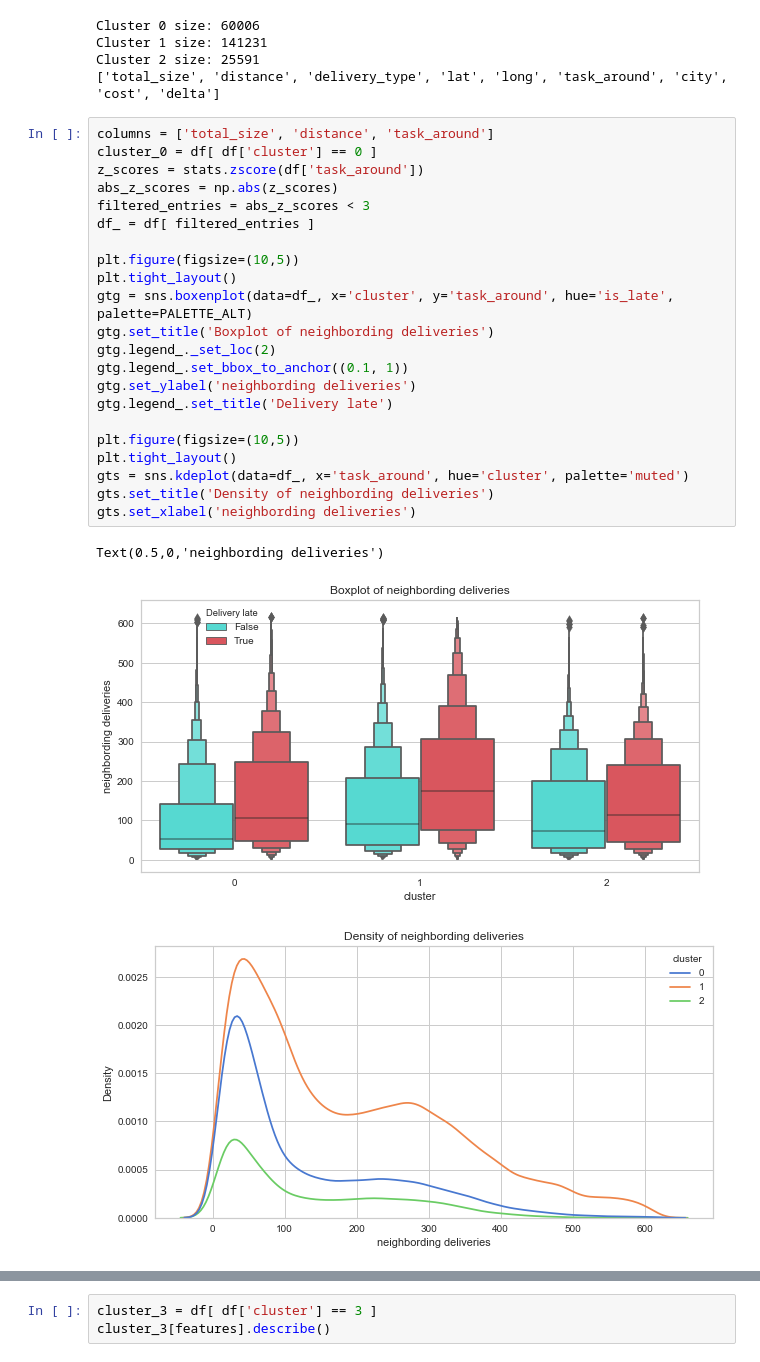
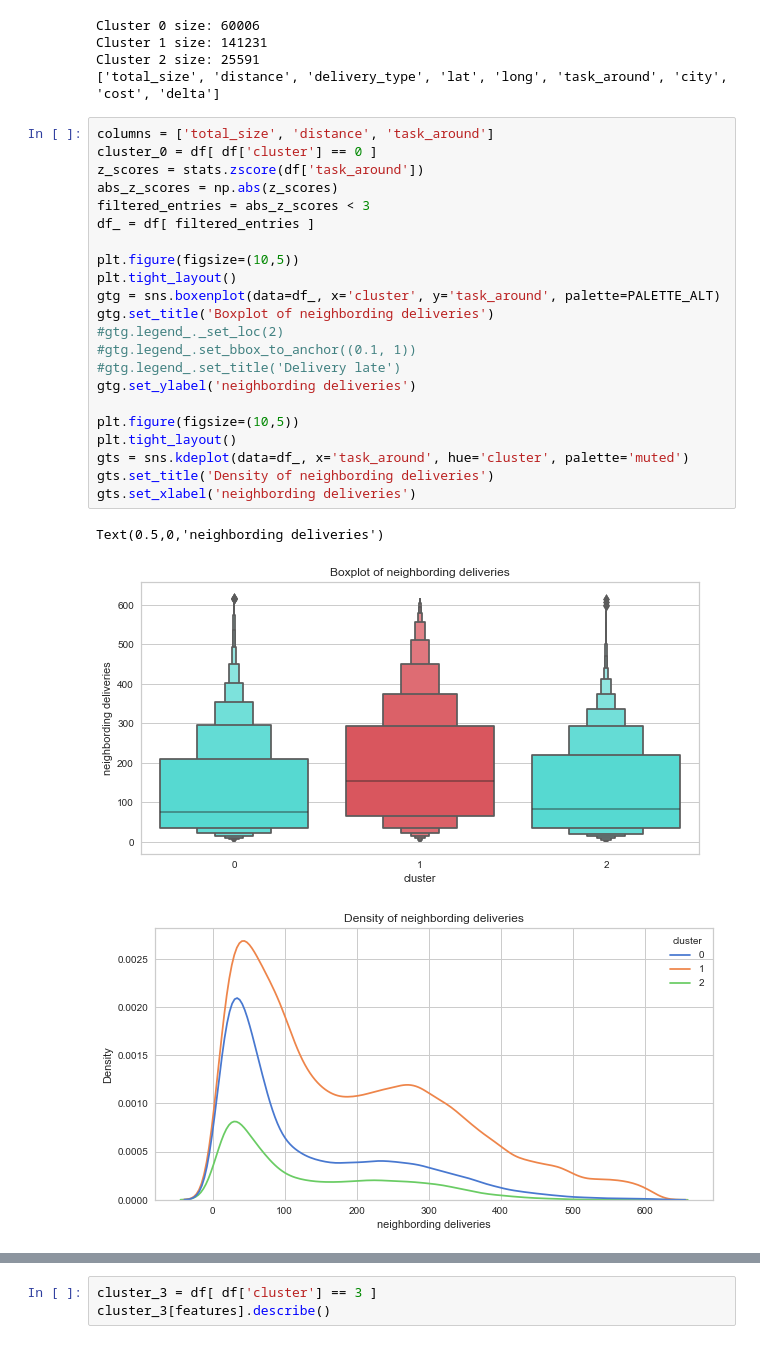
Before and after one commit to enmanuel-mag/ICD-Proyect, a Jupyter notebook: Proyect/notebooks/icd_2.ipynb, the cells around one changed output, grey strips where cells are left out. Saved outputs shown, nothing was run; the diff lists cells and outputs as text.

```diff
--- a/Proyect/notebooks/icd_2.ipynb
+++ b/Proyect/notebooks/icd_2.ipynb
@@ -385,28 +391,28 @@ Cluster 2 size: 25591
 # %%
 columns = ['total_size', 'distance', 'task_around']
 cluster_0 = df[ df['cluster'] == 0 ]
 z_scores = stats.zscore(df['task_around'])
 abs_z_scores = np.abs(z_scores)
 filtered_entries = abs_z_scores < 3
 df_ = df[ filtered_entries ]
 
 plt.figure(figsize=(10,5))
 plt.tight_layout()
-gtg = sns.boxenplot(data=df_, x='cluster', y='task_around', hue='is_late', palette=PALETTE_ALT)
+gtg = sns.boxenplot(data=df_, x='cluster', y='task_around', palette=PALETTE_ALT)
 gtg.set_title('Boxplot of neighbording deliveries')
-gtg.legend_._set_loc(2)
-gtg.legend_.set_bbox_to_anchor((0.1, 1))
+#gtg.legend_._set_loc(2)
+#gtg.legend_.set_bbox_to_anchor((0.1, 1))
+#gtg.legend_.set_title('Delivery late')
 gtg.set_ylabel('neighbording deliveries')
-gtg.legend_.set_title('Delivery late')
 
 plt.figure(figsize=(10,5))
 plt.tight_layout()
 gts = sns.kdeplot(data=df_, x='task_around', hue='cluster', palette='muted')
 gts.set_title('Density of neighbording deliveries')
 gts.set_xlabel('neighbording deliveries')
 # %% [output]
 Text(0.5,0,'neighbording deliveries')
-[figure, old version]
+[figure, new version]
 [figure]
 # %% [markdown]
 In this graph is show a `boxenplot`. It is similar to a box plot in plotting a nonparametric representation of a distribution in which all features correspond to actual observations. By plotting more quantiles, it provides more information about the shape of the distribution, particularly in the tails.
```
Also changed, not shown: parts of 13 cells of this notebook.
